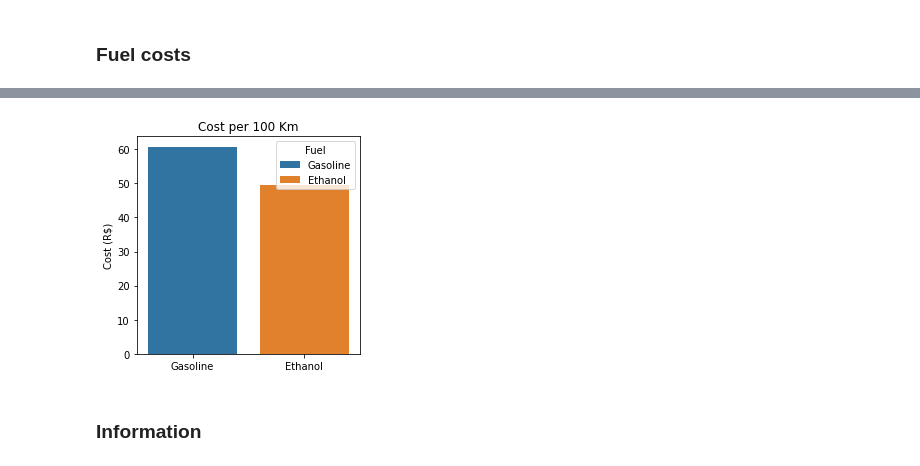
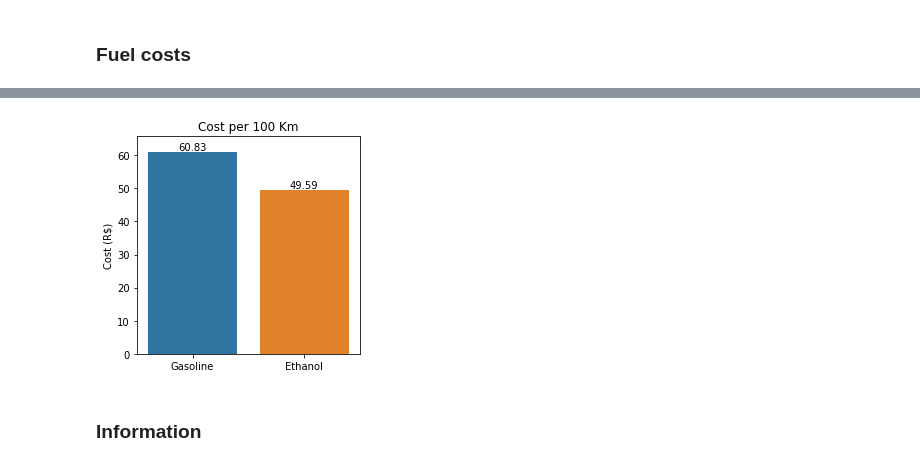
Before and after one commit to vladimirrav/Python, a Jupyter notebook: Calculations - Fuel and average speed.ipynb, the cells around one changed output, grey strips where cells are left out. Cells and saved outputs as stored; diff of their text form; code cells hidden in the pictures.

```diff
--- a/Calculations - Fuel and average speed.ipynb
+++ b/Calculations - Fuel and average speed.ipynb
@@ -33,15 +33,15 @@ df_fuel = pd.DataFrame(
 )
 
 df_fuel['Autonomy (Km)']	= capacity * df_fuel['Km/L']
-df_fuel['Km/autonomy']		= dist / df_fuel['Autonomy (Km)']
-df_fuel['L/100 Km'] 		= 100 / df_fuel['Km/L']
-df_fuel['R$/Km']			= df_fuel['R$/L'] / df_fuel['Km/L']
-df_fuel['R$/fill']			= df_fuel['R$/L'] * capacity
-df_fuel['R$/100 Km']		= df_fuel['R$/L'] * df_fuel['L/100 Km']
-df_fuel['Volume (L)']		= dist / df_fuel['Km/L']
-df_fuel['Cost (R$)']		= df_fuel['R$/L'] * df_fuel['Volume (L)']
-df_fuel['R$ ratio']			= [price_LG / price_LE, price_LE / price_LG]
-df_fuel['Km ratio']			= [kml_G / kml_E, kml_E / kml_G]
+df_fuel['Km/autonomy']		= round(dist / df_fuel['Autonomy (Km)'], 1)
+df_fuel['L/100 Km'] 		= round(100 / df_fuel['Km/L'], 1)
+df_fuel['R$/Km']			= round(df_fuel['R$/L'] / df_fuel['Km/L'], 2)
+df_fuel['R$/fill']			= round(df_fuel['R$/L'] * capacity, 2)
+df_fuel['R$/100 Km']		= round(df_fuel['R$/L'] * df_fuel['L/100 Km'], 2)
+df_fuel['Volume (L)']		= round(dist / df_fuel['Km/L'], 1)
+df_fuel['Cost (R$)']		= round(df_fuel['R$/L'] * df_fuel['Volume (L)'], 2)
+df_fuel['R$ ratio']			= [round(price_LG / price_LE, 3), round(price_LE / price_LG, 3)]
+df_fuel['Km ratio']			= [round(kml_G / kml_E, 3), round(kml_E / kml_G, 3)]
 # %%
 one_way = int(dist / n)
 avg_speed = 80
@@ -95,15 +93,18 @@ plt.show()
 # %%
 plt.figure(figsize=(4,4))
-ax = sns.barplot(data=df_fuel, x='Fuel', y='R$/100 Km', hue='Fuel', dodge=False)
+ax = sns.barplot(
+	data=df_fuel,
+	x='Fuel',
+	y='R$/100 Km'
+)
 ax.set_title('Cost per 100 Km')
 ax.set_xlabel(None)
 ax.set_ylabel("Cost (R$)")
-
-h, l = ax.get_legend_handles_labels()
-ax.legend(h, df_fuel['Fuel'], title="Fuel")
+ax.margins(y=0.08)
+ax.bar_label(ax.containers[0])
 plt.show()
 # %% [output]
-[figure, old version]
+[figure, new version]
 # %% [markdown]
 ### Information
 # %%
```
Also changed, not shown: parts of 8 cells of this notebook.
